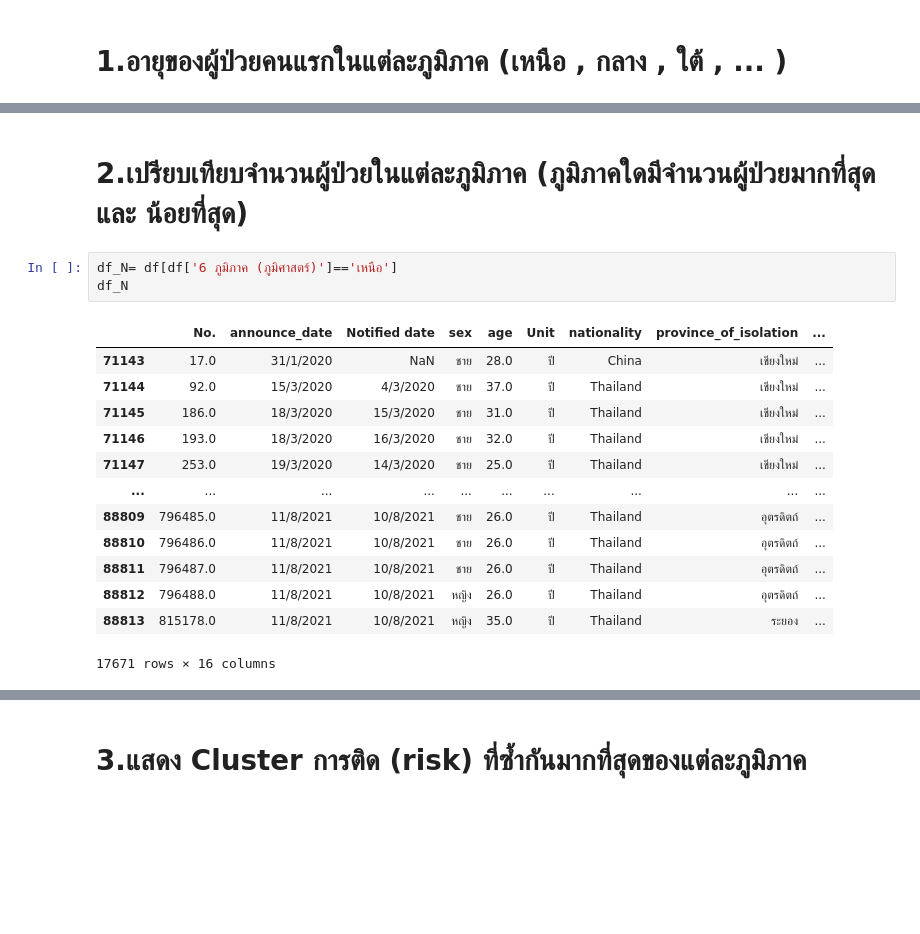
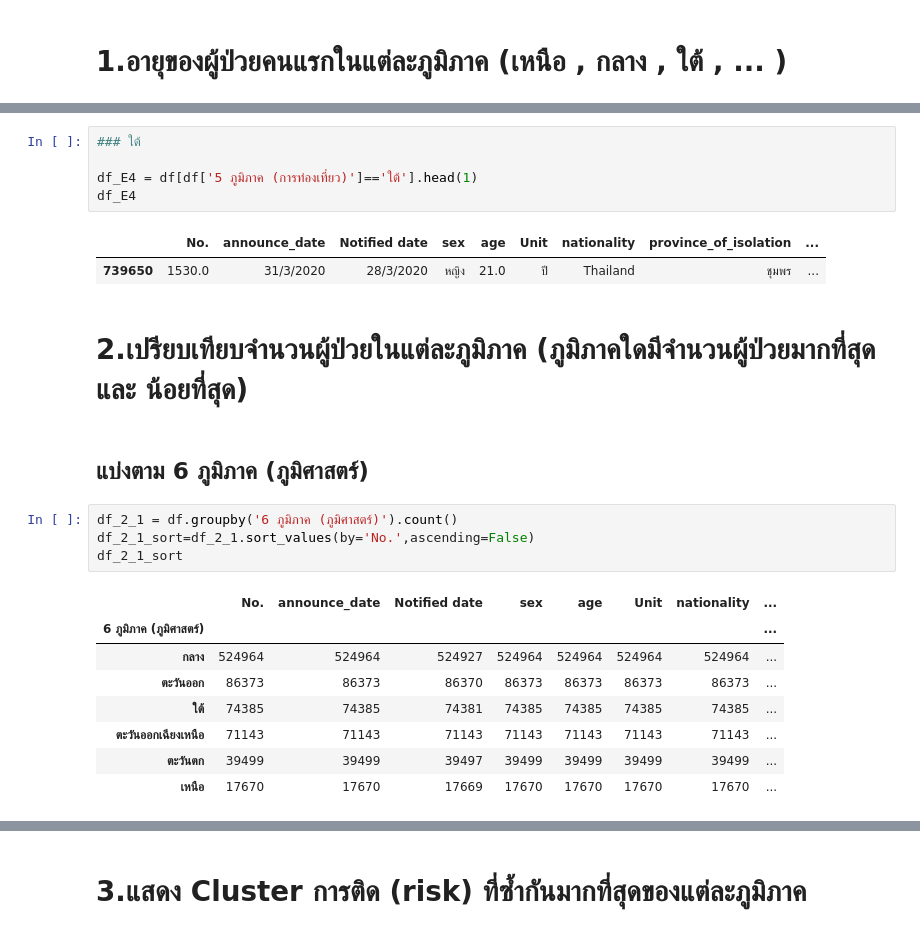
Before and after one commit to ThanikPimpiban/data_viz_2022, a Jupyter notebook: BasicPython&DataViz_midterm2022.ipynb, the cells around one changed output, grey strips where cells are left out. Cells and saved outputs as stored; diff of their text form; blank space fills up the shorter version.

```diff
--- a/BasicPython&DataViz_midterm2022.ipynb
+++ b/BasicPython&DataViz_midterm2022.ipynb
@@ -258,19 +390,25 @@ df_W.head(1)
+# %%
+### ใต้
+
+df_E4 = df[df['5 ภูมิภาค (การท่องเที่ยว)']=='ใต้'].head(1)
+df_E4
+# %% [output]
+|  | No. | announce_date | Notified date | sex | age | Unit | nationality | province_of_isolation | ... |
+| 739650 | 1530.0 | 31/3/2020 | 28/3/2020 | หญิง | 21.0 | ปี | Thailand | ชุมพร | ... |
 # %% [markdown]
 # 2.เปรียบเทียบจำนวนผู้ป่วยในแต่ละภูมิภาค (ภูมิภาคใดมีจำนวนผู้ป่วยมากที่สุด และ น้อยที่สุด)
+# %% [markdown]
+## แบ่งตาม 6 ภูมิภาค (ภูมิศาสตร์)
 # %%
-df_N= df[df['6 ภูมิภาค (ภูมิศาสตร์)']=='เหนือ']
-df_N
+df_2_1 = df.groupby('6 ภูมิภาค (ภูมิศาสตร์)').count()
+df_2_1_sort=df_2_1.sort_values(by='No.',ascending=False)
+df_2_1_sort
 # %% [output]
-|  | No. | announce_date | Notified date | sex | age | Unit | nationality | province_of_isolation | ... |
-| 71143 | 17.0 | 31/1/2020 | NaN | ชาย | 28.0 | ปี | China | เชียงใหม่ | ... |
-| 71144 | 92.0 | 15/3/2020 | 4/3/2020 | ชาย | 37.0 | ปี | Thailand | เชียงใหม่ | ... |
-| 71145 | 186.0 | 18/3/2020 | 15/3/2020 | ชาย | 31.0 | ปี | Thailand | เชียงใหม่ | ... |
-| 71146 | 193.0 | 18/3/2020 | 16/3/2020 | ชาย | 32.0 | ปี | Thailand | เชียงใหม่ | ... |
-| 71147 | 253.0 | 19/3/2020 | 14/3/2020 | ชาย | 25.0 | ปี | Thailand | เชียงใหม่ | ... |
-| ... | ... | ... | ... | ... | ... | ... | ... | ... | ... |
-| 88809 | 796485.0 | 11/8/2021 | 10/8/2021 | ชาย | 26.0 | ปี | Thailand | อุตรดิตถ์ | ... |
-| 88810 | 796486.0 | 11/8/2021 | 10/8/2021 | ชาย | 26.0 | ปี | Thailand | อุตรดิตถ์ | ... |
-| 88811 | 796487.0 | 11/8/2021 | 10/8/2021 | ชาย | 26.0 | ปี | Thailand | อุตรดิตถ์ | ... |
-| 88812 | 796488.0 | 11/8/2021 | 10/8/2021 | หญิง | 26.0 | ปี | Thailand | อุตรดิตถ์ | ... |
-| 88813 | 815178.0 | 11/8/2021 | 10/8/2021 | หญิง | 35.0 | ปี | Thailand | ระยอง | ... |
+|  | No. | announce_date | Notified date | sex | age | Unit | nationality | ... |
+| 6 ภูมิภาค (ภูมิศาสตร์) |  |  |  |  |  |  |  | ... |
+| กลาง | 524964 | 524964 | 524927 | 524964 | 524964 | 524964 | 524964 | ... |
+| ตะวันออก | 86373 | 86373 | 86370 | 86373 | 86373 | 86373 | 86373 | ... |
+| ใต้ | 74385 | 74385 | 74381 | 74385 | 74385 | 74385 | 74385 | ... |
+| ตะวันออกเฉียงเหนือ | 71143 | 71143 | 71143 | 71143 | 71143 | 71143 | 71143 | ... |
+| ตะวันตก | 39499 | 39499 | 39497 | 39499 | 39499 | 39499 | 39499 | ... |
+| เหนือ | 17670 | 17670 | 17669 | 17670 | 17670 | 17670 | 17670 | ... |
-17671 rows × 16 columns
```
Also changed, not shown: parts of 81 cells of this notebook.
